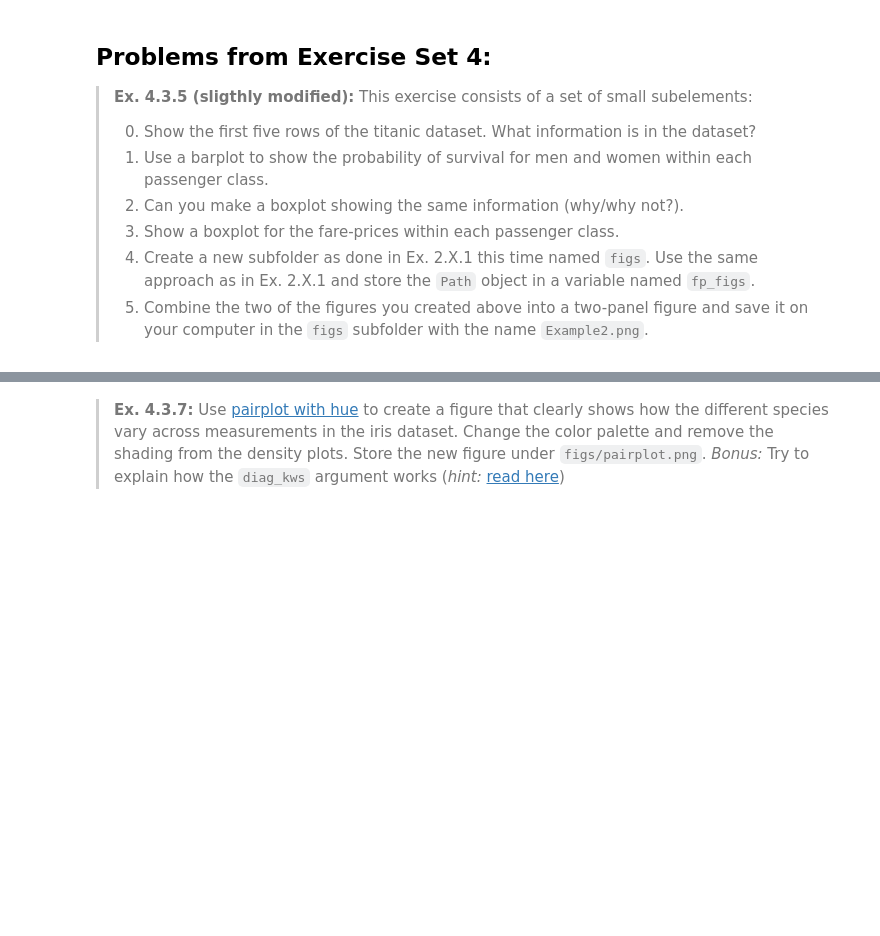
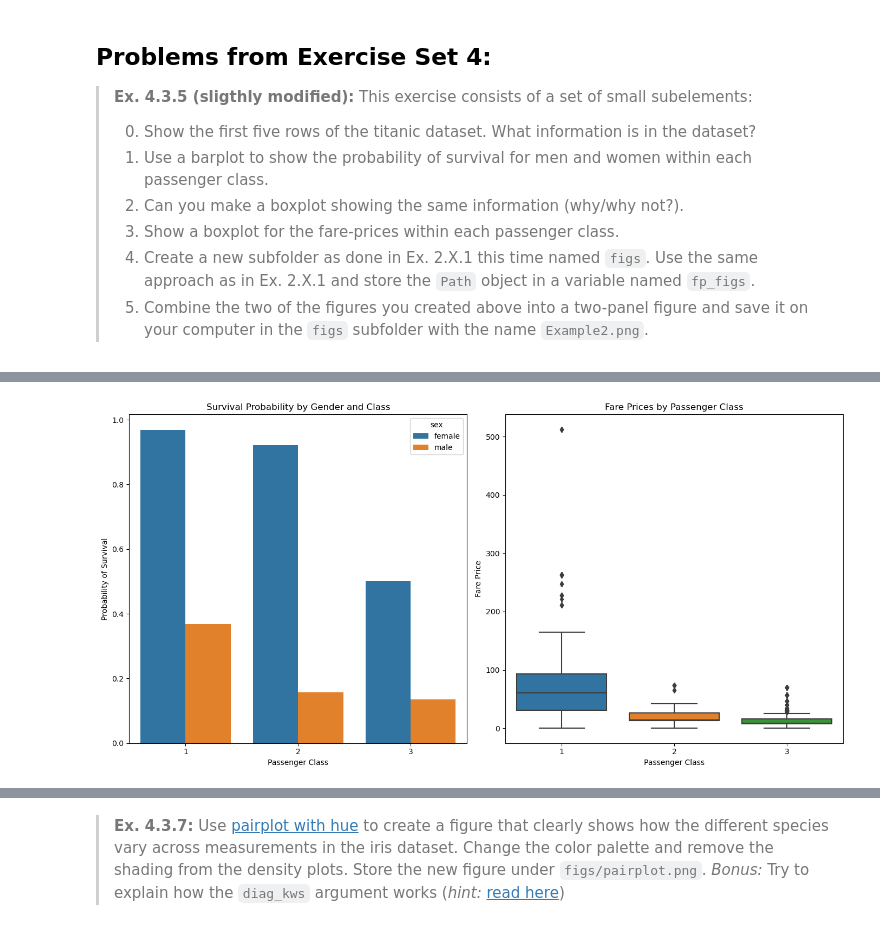
Before and after one commit to mcp656/ISDS-2024, a Jupyter notebook: Assignments/assignment1/assignment1.ipynb, the cells around one changed output, grey strips where cells are left out. Saved outputs shown, nothing was run; the diff lists cells and outputs as text; code cells hidden in the pictures; blank space fills up the shorter version.

```diff
--- a/Assignments/assignment1/assignment1.ipynb
+++ b/Assignments/assignment1/assignment1.ipynb
@@ -748,3 +833,42 @@ raise NotImplementedError()
+# %%
+#5.
+# We create the figures
+fig, (ax1, ax2) = plt.subplots(1, 2, figsize=(14, 7))
+
+
+# We create a barplot showing the survival probability for each combination of passenger class and gender
+sns.barplot(data=surv_prob,
+            x='pclass',
+            y='survived',
+            hue='sex',
+            ax=ax1)
+
+# We set the title, x- and ylabel
+ax1.set_title('Survival Probability by Gender and Class')
+ax1.set_xlabel('Passenger Class')
+ax1.set_ylabel('Probability of Survival')
+
+# We create a boxplot showing the fair prices within each passenger class
+sns.boxplot(data=titanic,
+            x='pclass',
+            y='fare',
+            ax=ax2)
+
+# We set the title, x- and ylabel
+ax2.set_title('Fare Prices by Passenger Class')
+ax2.set_xlabel('Passenger Class')
+ax2.set_ylabel('Fare Price')
+
+# We save the figure
+plt.savefig(f'{fp_figs}/Example2.png', dpi=300)
+
+# Adjust layout to tight
+plt.tight_layout()
+
+# We display the plot
+plt.show();
+# %% [output]
+[figure, added]
 # %% [markdown]
 > **Ex. 4.3.6:** Using the iris flower dataset, draw a scatterplot of sepal length and petal length. Include a second order polynomial fitted to the data. Add a title to the plot and rename the axis labels. Export your figure to the `figs` subfolder using the name `iris.png`.
 >
```
Also changed, not shown: parts of 12 cells of this notebook, 3 other files.
